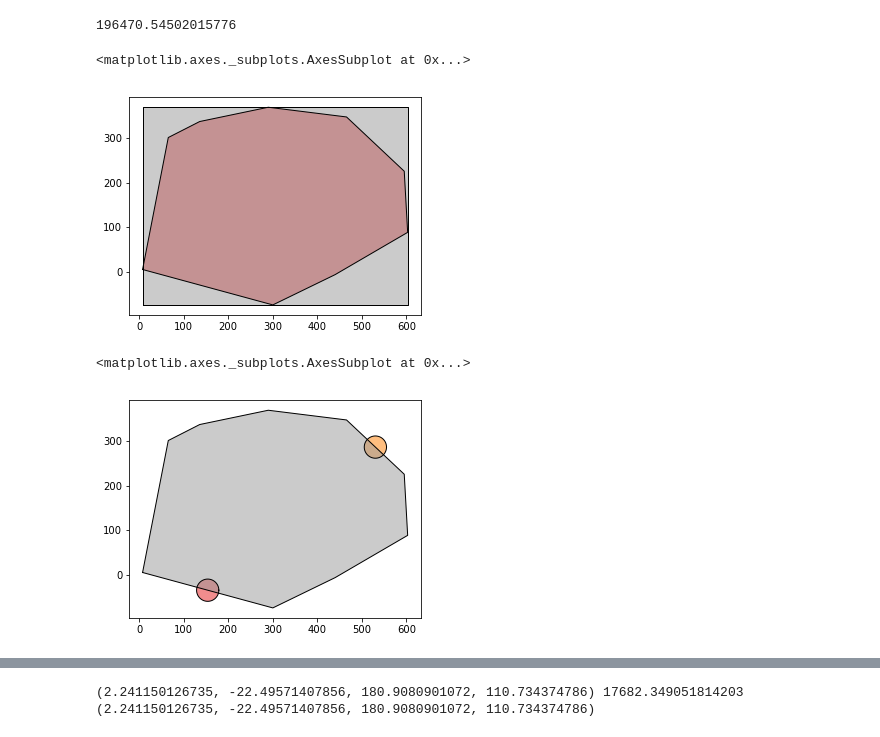
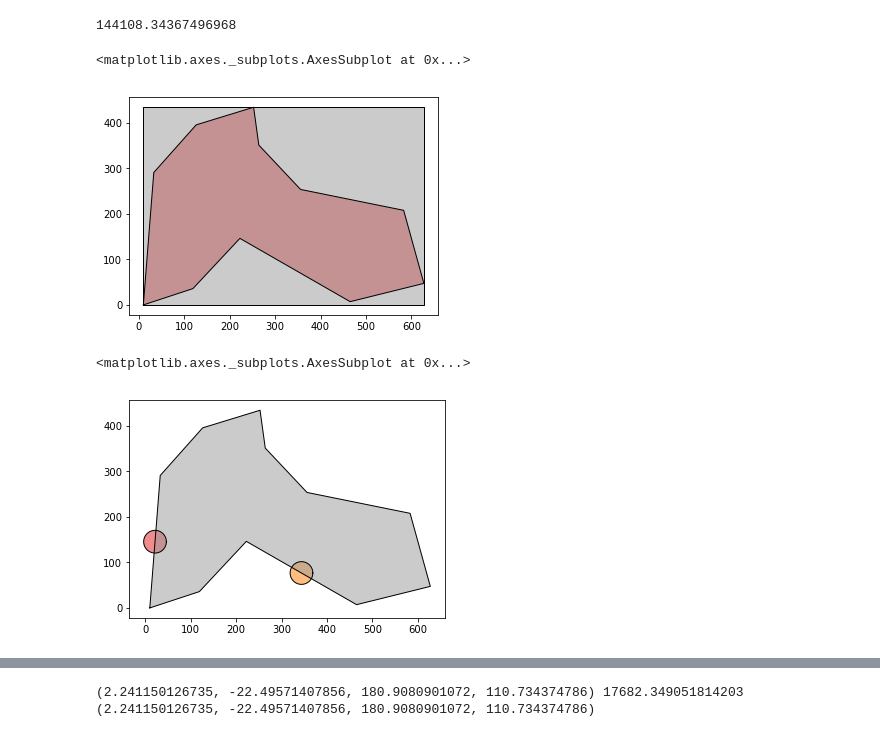
Before and after one commit to tristanwqy/basemap, a Jupyter notebook: circle_algo.ipynb, the cells around one changed output, grey strips where cells are left out. Drawn from its saved outputs; the diff is of its cells as text; code cells hidden in the pictures.

```diff
--- a/circle_algo.ipynb
+++ b/circle_algo.ipynb
@@ -70,13 +70,13 @@ base5 = Polygon([
 ])
 series = [base1, base2, base3, base4, base5]
 # %%
-base = base4
+base = base5
 print(base.area)
 gpd.GeoSeries([base,base.envelope]).plot()
 # %% [output]
-196470.54502015776
+144108.34367496968
 <matplotlib.axes._subplots.AxesSubplot at 0x...>
-[figure, old version]
+[figure, new version]
 # %%
 from shapely.ops import cascaded_union
 import random
@@ -342,9 +342,9 @@ def smooth_polygon(polygon, min_length=20, multiple_start=True):
         tuple_list.extend(curve)
     return Polygon(tuple_list)
 # %%
-entrances = get_entrances(base, distance=400)
+entrances = get_entrances(base, distance=100)
 entrances.append(base)
 gpd.GeoSeries(entrances).plot()
 # %% [output]
 <matplotlib.axes._subplots.AxesSubplot at 0x...>
-[figure, old version]
+[figure, new version]
```
Also changed, not shown: parts of 6 cells of this notebook, 3 other files.
